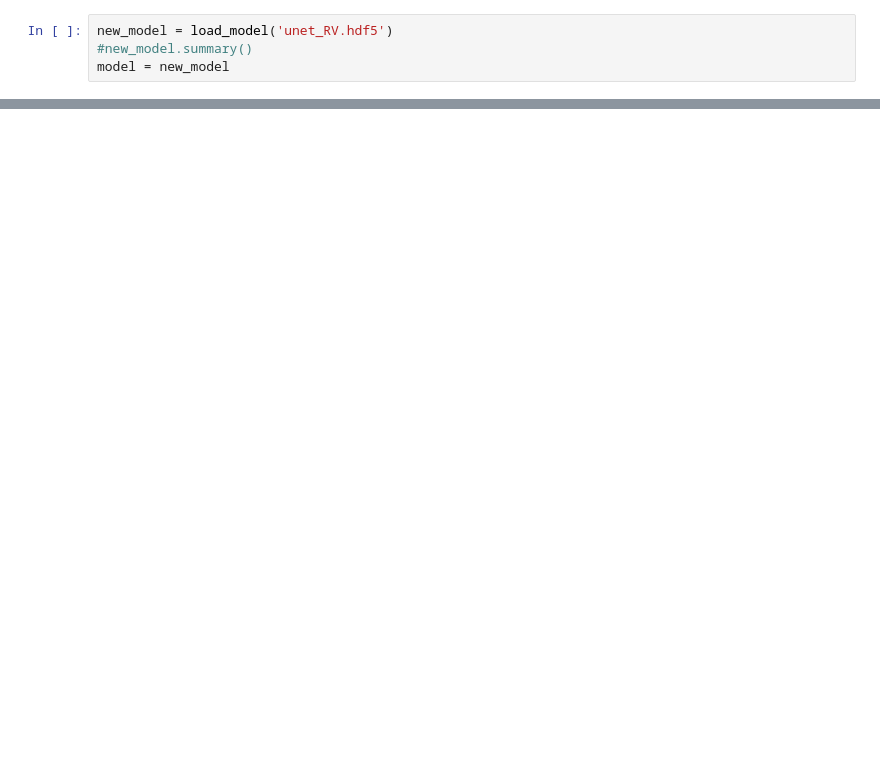
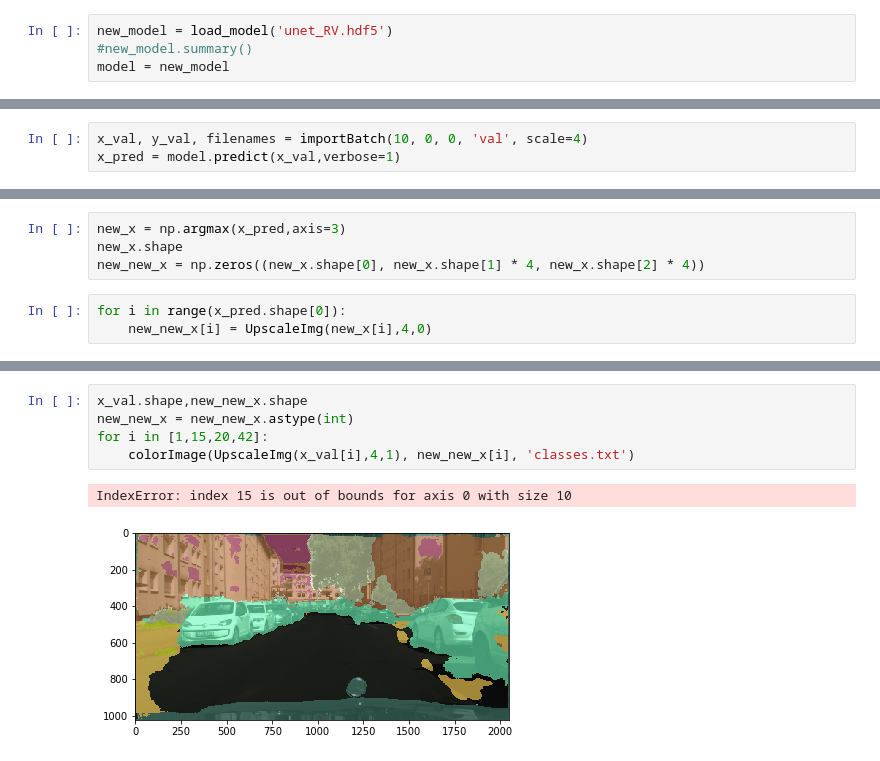
Before and after one commit to karpovmax/SiriusCV, a Jupyter notebook: unet/CityScapesRV.ipynb, the cells around one changed output, grey strips where cells are left out. Cells and saved outputs as stored; diff of their text form; blank space fills up the shorter version.

```diff
--- a/unet/CityScapesRV.ipynb
+++ b/unet/CityScapesRV.ipynb
@@ -170,0 +191,3 @@ NameError: name 'UpscaleImg' is not defined
+# %%
+x_val, y_val, filenames = importBatch(10, 0, 0, 'val', scale=4)
+x_pred = model.predict(x_val,verbose=1)
@@ -171,3 +196,10 @@ NameError: name 'UpscaleImg' is not defined
+# %%
+new_x = np.argmax(x_pred,axis=3)
+new_x.shape
+new_new_x = np.zeros((new_x.shape[0], new_x.shape[1] * 4, new_x.shape[2] * 4))
+# %%
+for i in range(x_pred.shape[0]):
+    new_new_x[i] = UpscaleImg(new_x[i],4,0)
 # %%
 def eval_model(model):
         cityscapesPath = os.environ['CITYSCAPES_DATASET']
@@ -182,0 +211,8 @@ ValueError: Invalid number of channels in image array.
+# %%
+x_val.shape,new_new_x.shape
+new_new_x = new_new_x.astype(int)
+for i in [1,15,20,42]:
+    colorImage(UpscaleImg(x_val[i],4,1), new_new_x[i], 'classes.txt')
+# %% [output]
+IndexError: index 15 is out of bounds for axis 0 with size 10
+[figure, added]
```
Also changed, not shown: parts of 13 cells of this notebook, 1 other file.
